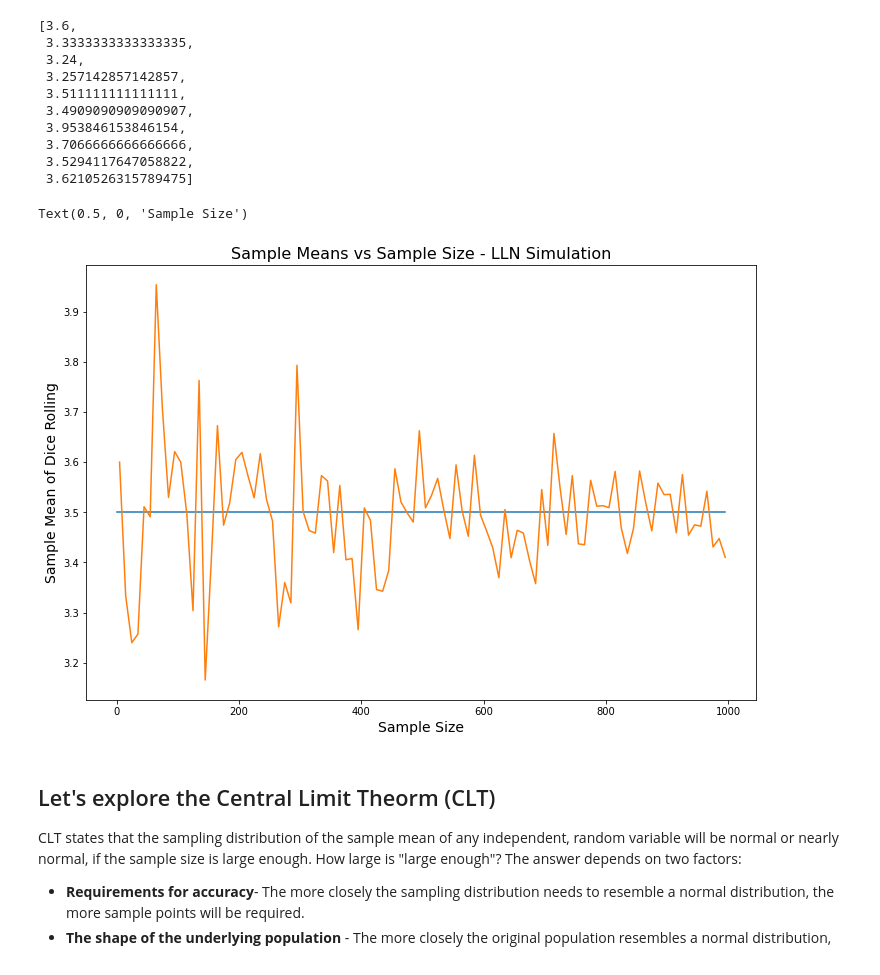
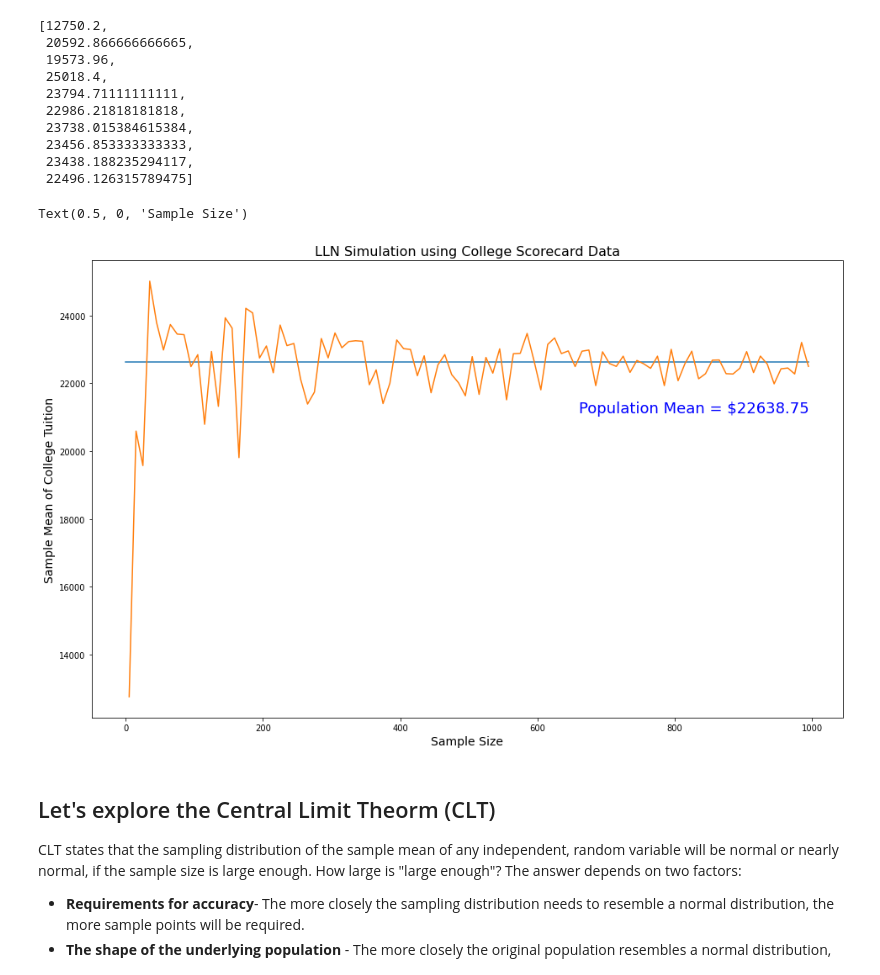
Before and after one commit to wcj365/python-stats-dataviz, a Jupyter notebook: 10_LLN_CTL_college.ipynb, the cells around one changed output. Cells and saved outputs as stored; diff of their text form; code cells hidden in the pictures.

```diff
--- a/10_LLN_CTL_college.ipynb
+++ b/10_LLN_CTL_college.ipynb
@@ -23,0 +24,3 @@ LLN states that as the sample size increases, its mean gets closer to the averag
+# %%
+df = pd.read_csv("Cleansed-Data.csv")
+df.info()
@@ -24,50 +39,47 @@ LLN states that as the sample size increases, its mean gets closer to the averag
 # %%
 # Frst, we generate sample means
 
-DICE = [1,2,3,4,5,6]
-PROB = [1/6, 1/6, 1/6, 1/6, 1/6, 1/6]
-
 sample_means = []
+sample_sizes = range(5, 1000, 10)
 
 
 #for size in sample_sizes:
 #    sample = np.random.choice(a=DICE,  p=PROB, size=size)
 #    sample_means.append(sample.mean())              # append the sameple mean to the list
-
-# Instead of using for loop, we use the parsimonious list comprehension
-sample_means = [np.random.choice(a=DICE, p=PROB, size=s).mean() for s in range(5, 1000, 10)]
+# Instead of using for loopf, we use the parsimonious list comprehension
+sample_means = [df["TUITIONFEE_IN"].sample(s).mean() for s in sample_sizes]
 
 sample_means[:10]                     # display the first 10 sample means
 # %% [output]
-[3.6,
- 3.3333333333333335,
- 3.24,
- 3.257142857142857,
- 3.511111111111111,
- 3.4909090909090907,
- 3.953846153846154,
- 3.7066666666666666,
- 3.5294117647058822,
- 3.6210526315789475]
+[12750.2,
+ 20592.866666666665,
+ 19573.96,
+ 25018.4,
+ 23794.71111111111,
+ 22986.21818181818,
+ 23738.015384615384,
+ 23456.853333333333,
+ 23438.188235294117,
+ 22496.126315789475]
 # %%
 # Next, we make a line plot to show the relationship between sample mean and sample size
 
-pop_mean = np.mean(DICE)
+pop_mean = df["TUITIONFEE_IN"].mean()
 
-fig, ax = plt.subplots(figsize=(12,8))
+fig, ax = plt.subplots(figsize=(16,10))
 
 # draw a horizontal line of the population mean
 ax.plot((0,sample_sizes[-1]), (pop_mean, pop_mean))
 
 # make a line plot of sample means (y-axis) along sample sizes (x-axis)
 ax.plot(sample_sizes, sample_means)
-
-ax.set_title("Sample Means vs Sample Size - LLN Simulation", size=16)
-ax.set_ylabel("Sample Mean of Dice Rolling", size=14)
+ax.text(660, pop_mean - 1500, "Population Mean = $" + str(round(pop_mean,2)), fontsize=18, c="b")
+ax.set_title("LLN Simulation using College Scorecard Data", size=16)
+ax.set_ylabel("Sample Mean of College Tuition", size=14)
 ax.set_xlabel("Sample Size", size=14)
 # %% [output]
 Text(0.5, 0, 'Sample Size')
-[figure, old version]
+[figure, new version]
 # %% [markdown]
 ## Let's explore the Central Limit Theorm (CLT)
 
```
Also changed, not shown: parts of 4 cells of this notebook.
